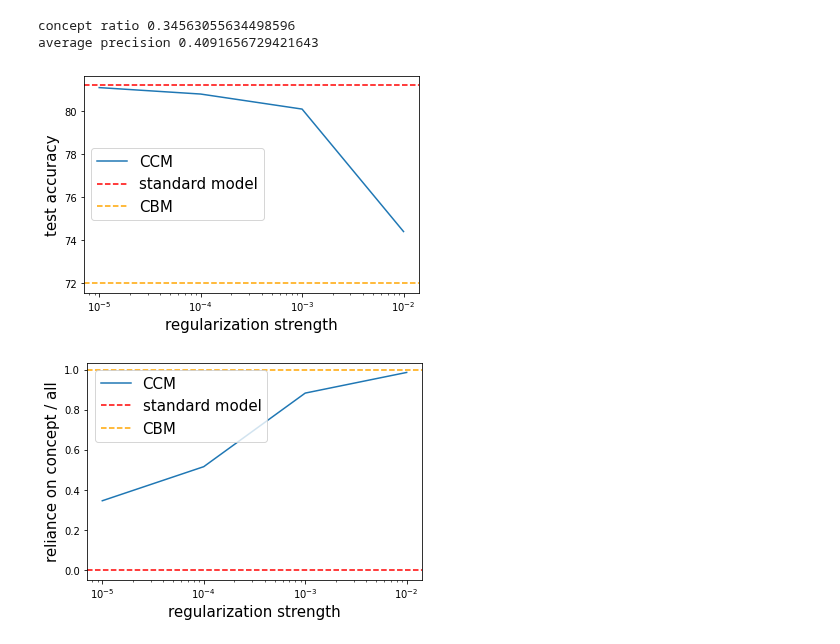
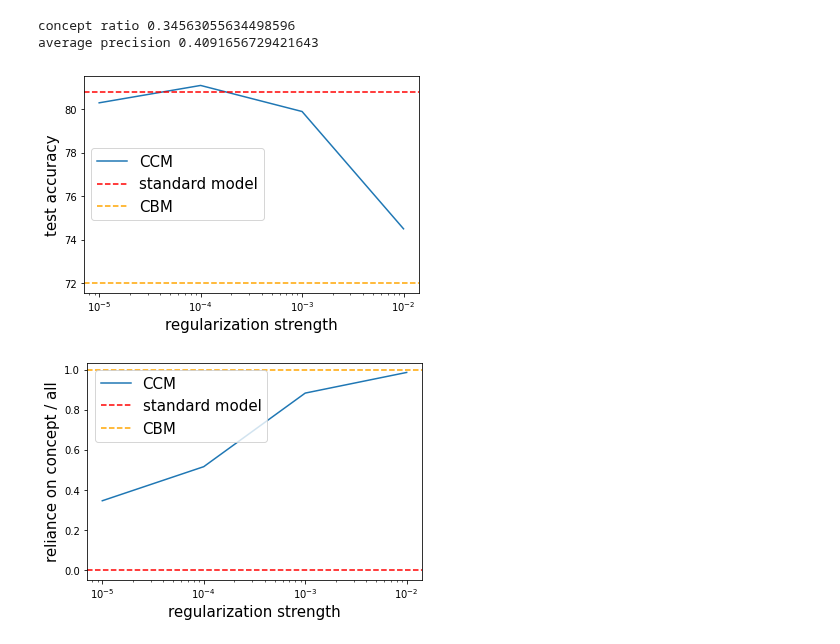
Before and after one commit to nathanwang000/ConceptCredibleModel, a Jupyter notebook: notebooks/birds_standard.ipynb, the cells around one changed output. Saved outputs shown, nothing was run; the diff lists cells and outputs as text; code cells hidden in the pictures.

```diff
--- a/notebooks/birds_standard.ipynb
+++ b/notebooks/birds_standard.ipynb
@@ -186,25 +189,25 @@ concept ratio 0.34563055634498596
 average precision 0.4091656729421643
 # %%
 alphas = [1e-2, 1e-3, 1e-4, 1e-5]
-accs = [74.4, 80.1, 80.8, 81.1]
+accs = [74.5, 79.9, 81.1, 80.3] # [74.4, 80.1, 80.8, 81.1]
 concept_ratios = [0.986, 0.883, 0.516, 0.346]
 AP = [1, 1, 1, 0.409]
 
-# 0:      81.2 0.331 0.332
-# 1e-5: 81.1 0.346 0.409
-# 1e-4: 80.8 0.516 1.00
-# 1e-3: 80.1 0.883 1.00
-# 1e-2: 74.4 0.986 1.00
+# 0:      81.2 0.331 0.332, 80.8, (tid: 25f46764dd0e11ebb773ac1f6b24a434)
+# 1e-5: 81.1 0.346 0.409, 80.3
+# 1e-4: 80.8 0.516 1.00, 81.1
+# 1e-3: 80.1 0.883 1.00, 79.9
+# 1e-2: 74.4 0.986 1.00, 74.5
 
 plt.semilogx(alphas, accs, label='CCM')
-plt.axhline(81.2, ls='--', color='red', label='standard model')
+plt.axhline(80.8, ls='--', color='red', label='standard model')
 plt.axhline(72.0, ls='--', color='orange', label='CBM')
 plt.legend(fontsize=15)
 plt.xlabel('regularization strength', fontsize=15)
 plt.ylabel('test accuracy', fontsize=15)
 plt.show()
 # %% [output]
-[figure, old version]
+[figure, new version]
 # %%
 plt.semilogx(alphas, concept_ratios, label='CCM')
 plt.axhline(0, ls='--', color='red', label='standard model')
```
Also changed, not shown: parts of 6 cells of this notebook, 7 other files.
